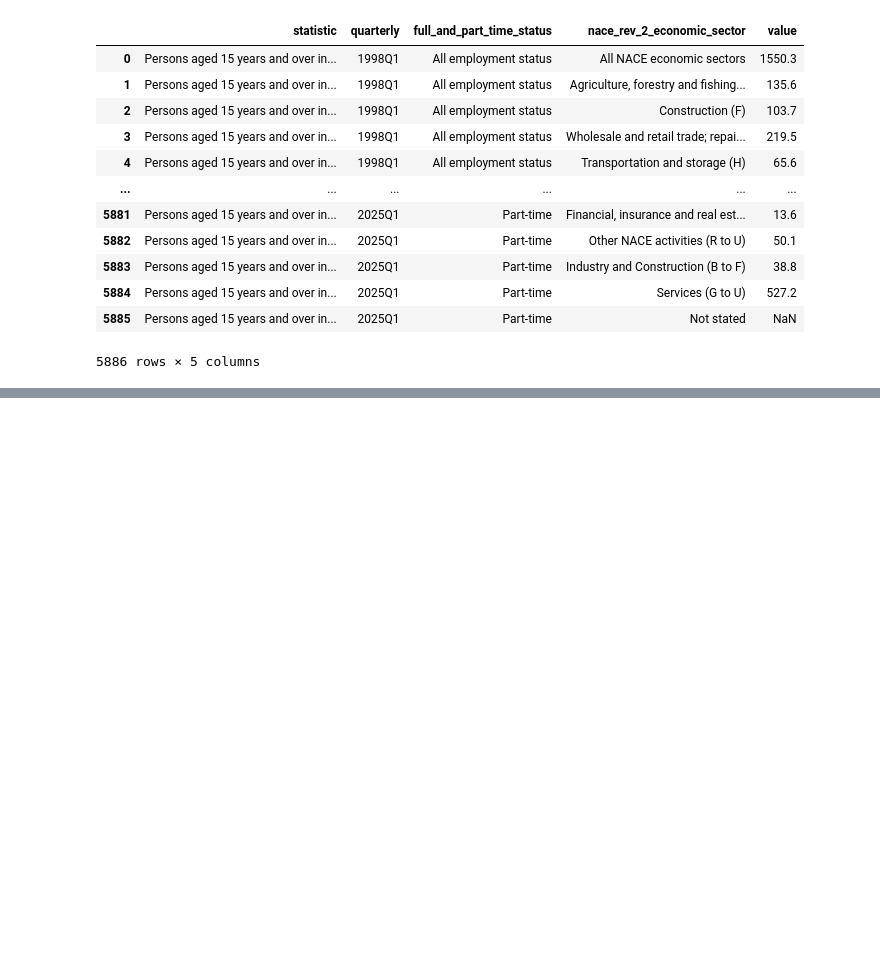
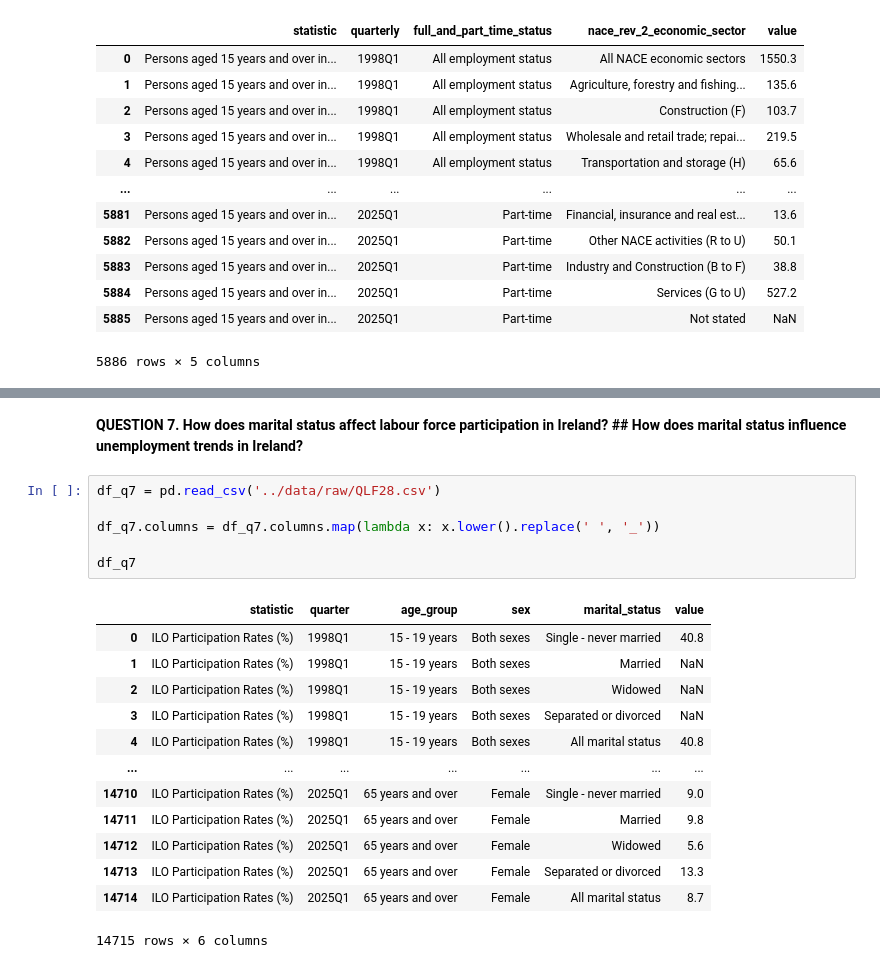
Before and after one commit to no1numa/ireland-workforce-analysis, a Jupyter notebook: notebooks/02_data_cleaning.ipynb, the cells around one changed output, grey strips where cells are left out. Saved outputs shown, nothing was run; the diff lists cells and outputs as text; blank space fills up the shorter version.

Commit message:
bunch of progress through importing the data for different questions

```diff
--- a/notebooks/02_data_cleaning.ipynb
+++ b/notebooks/02_data_cleaning.ipynb
@@ -212,0 +324,22 @@ df_q3
+# %% [markdown]
+**QUESTION 7. How does marital status affect labour force participation in Ireland? ## How does marital status influence unemployment trends in Ireland?**
+# %%
+df_q7 = pd.read_csv('../data/raw/QLF28.csv')
+
+df_q7.columns = df_q7.columns.map(lambda x: x.lower().replace(' ', '_'))
+
+df_q7
+# %% [output]
+|  | statistic | quarter | age_group | sex | marital_status | value |
+| 0 | ILO Participation Rates (%) | 1998Q1 | 15 - 19 years | Both sexes | Single - never married | 40.8 |
+| 1 | ILO Participation Rates (%) | 1998Q1 | 15 - 19 years | Both sexes | Married | NaN |
+| 2 | ILO Participation Rates (%) | 1998Q1 | 15 - 19 years | Both sexes | Widowed | NaN |
+| 3 | ILO Participation Rates (%) | 1998Q1 | 15 - 19 years | Both sexes | Separated or divorced | NaN |
+| 4 | ILO Participation Rates (%) | 1998Q1 | 15 - 19 years | Both sexes | All marital status | 40.8 |
+| ... | ... | ... | ... | ... | ... | ... |
+| 14710 | ILO Participation Rates (%) | 2025Q1 | 65 years and over | Female | Single - never married | 9.0 |
+| 14711 | ILO Participation Rates (%) | 2025Q1 | 65 years and over | Female | Married | 9.8 |
+| 14712 | ILO Participation Rates (%) | 2025Q1 | 65 years and over | Female | Widowed | 5.6 |
+| 14713 | ILO Participation Rates (%) | 2025Q1 | 65 years and over | Female | Separated or divorced | 13.3 |
+| 14714 | ILO Participation Rates (%) | 2025Q1 | 65 years and over | Female | All marital status | 8.7 |
+14715 rows × 6 columns
```
Also changed, not shown: parts of 21 cells of this notebook, 1 other file.
